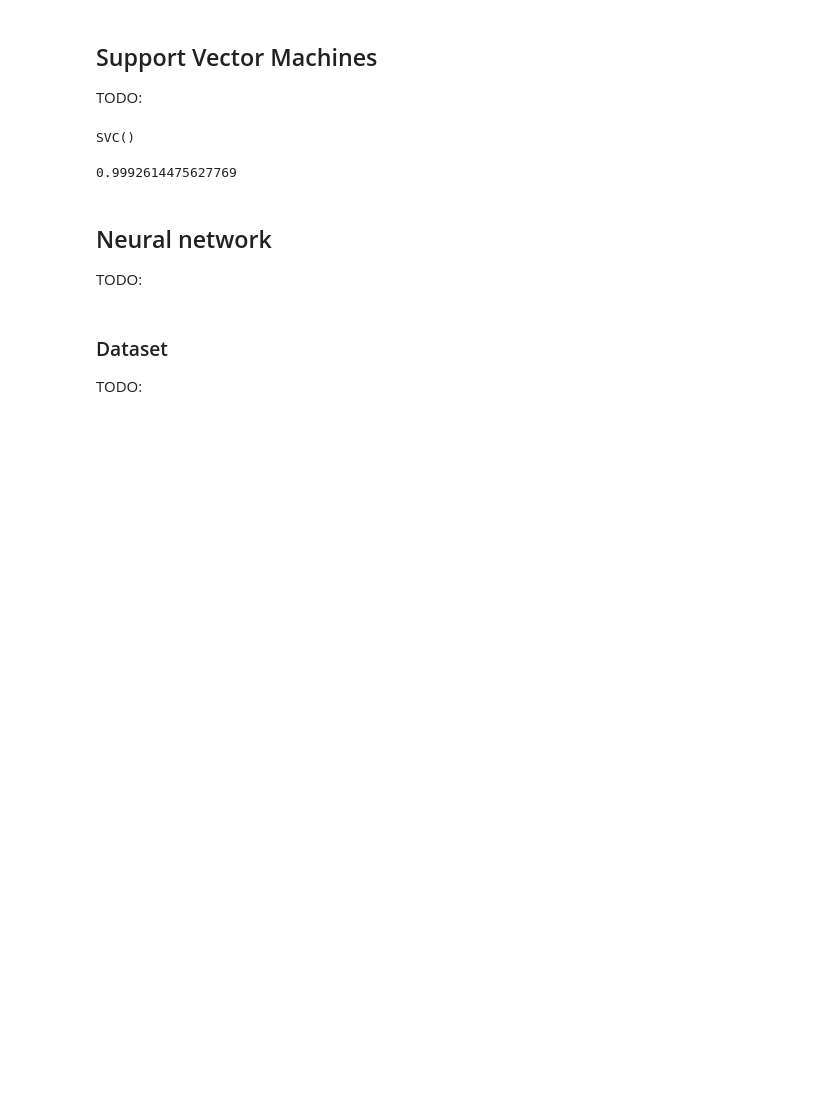
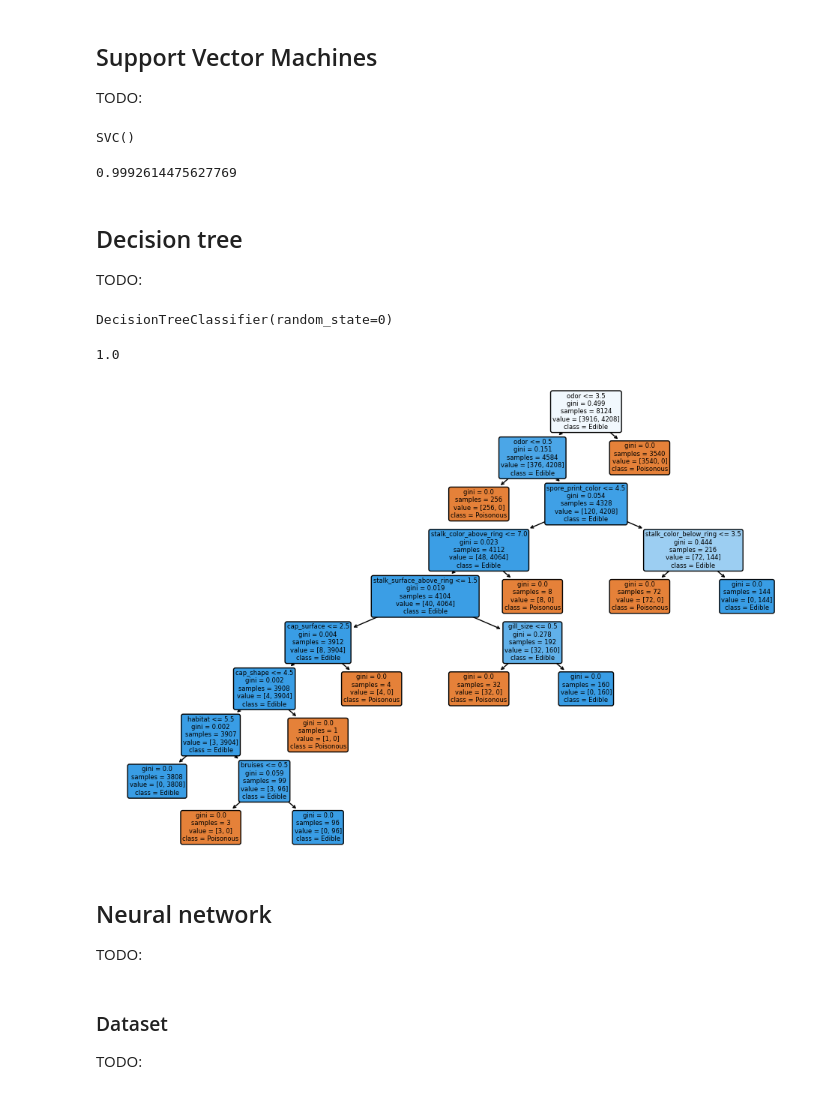
Before and after one commit to oasci/pitt-biosc1540-2024s, a Jupyter notebook: biosc1540/modules/intro/classification/nonlinear.ipynb, the cells around one changed output. Saved outputs shown, nothing was run; the diff lists cells and outputs as text; code cells hidden in the pictures; blank space fills up the shorter version.

Commit message:
Add decision tree

```diff
--- a/biosc1540/modules/intro/classification/nonlinear.ipynb
+++ b/biosc1540/modules/intro/classification/nonlinear.ipynb
@@ -63,9 +63,9 @@ y = df_y.to_numpy()
 # %%
 from sklearn import svm
 
-clf = svm.SVC()
+clf_svm = svm.SVC()
 # %%
-clf.fit(X, y)
+clf_svm.fit(X, y)
 # %% [output]
 SVC()
 # %%
@@ -73,5 +73,33 @@ clf.score(X, y)
 # %% [output]
 0.9992614475627769
+# %% [markdown]
+## Decision tree
+
+TODO:
+# %%
+from sklearn.tree import DecisionTreeClassifier, plot_tree
+
+clf_tree = DecisionTreeClassifier(random_state=0)
+# %%
+clf_tree.fit(X, y)
+# %% [output]
+DecisionTreeClassifier(random_state=0)
+# %%
+clf_tree.score(X, y)
+# %% [output]
+1.0
+# %%
+plt.figure(figsize=(12, 8))
+plot_tree(
+    clf_tree,
+    filled=True,
+    feature_names=df_X.columns,
+    class_names=["Poisonous", "Edible"],
+    rounded=True,
+)
+plt.show()
+# %% [output]
+[figure, added]
 # %% [markdown]
 ## Neural network
 
```
Also changed, not shown: parts of 1 cell of this notebook.
